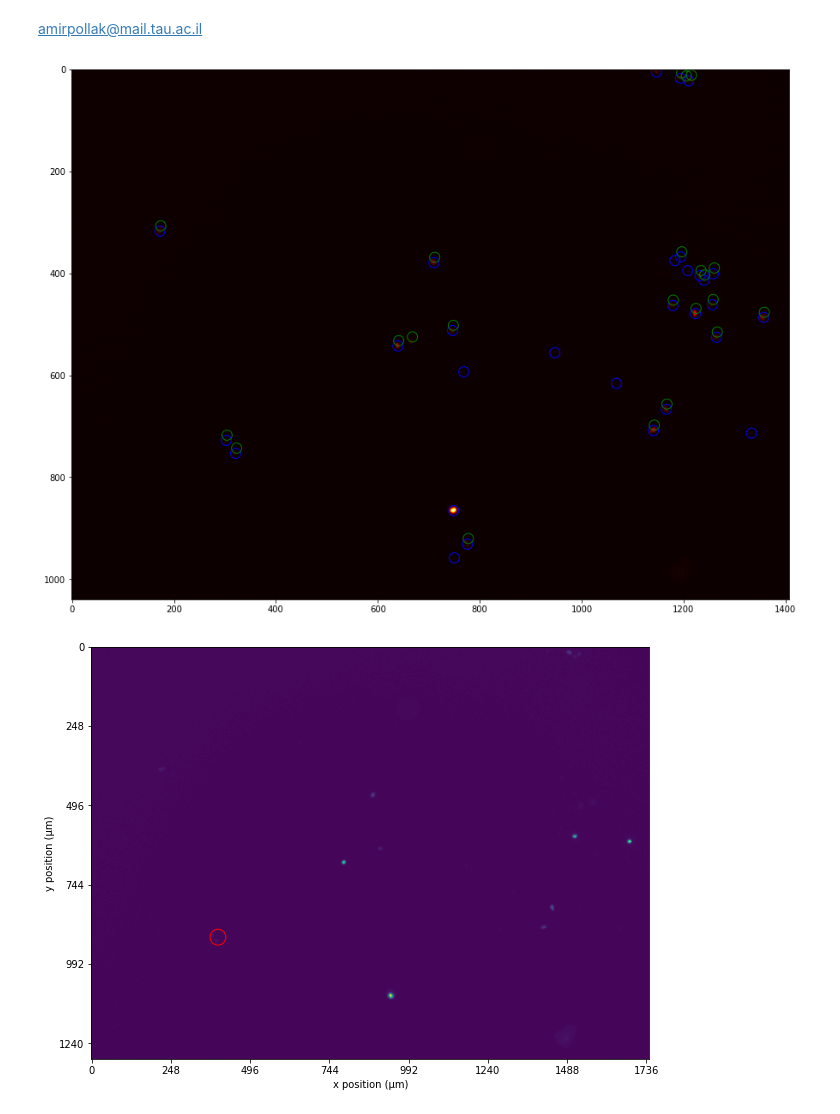
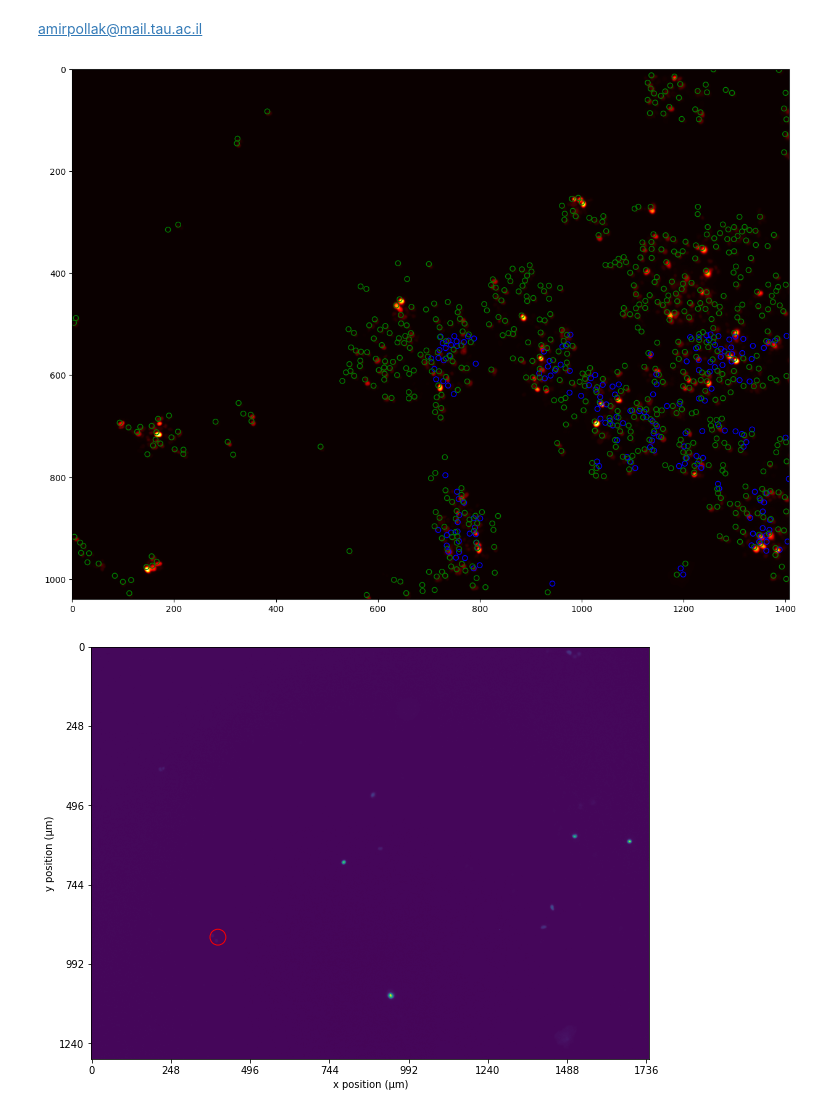
Before and after one commit to AsafAvr/Deep-Learning-Workshop, a Jupyter notebook: Notebooks/Reorganize_Results.ipynb, the cells around one changed output. Saved outputs shown, nothing was run; the diff lists cells and outputs as text; code cells hidden in the pictures.

```diff
--- a/Notebooks/Reorganize_Results.ipynb
+++ b/Notebooks/Reorganize_Results.ipynb
@@ -133,0 +126,3 @@ df
+# %%
+df_k = df.drop(columns=['well','view','Embeddings','Area','Major Axis','Minor Axis'])
+df_k
@@ -201,6 +285,6 @@ tif_arr = well_dict['D2']['1']
 # %%
 import pandas as pd
 imaris_path =r'C:\Projects\TAU\DL-Workshop\Images_Ilan\JH0011\Excel\C-2_MK001_D2_P1.xls'
-df_imaris = pd.read_excel(imaris_path,sheet_name="Center of Image Mass Ch=1")
+df_imaris = pd.read_excel(imaris_path,sheet_name="Center of Homogeneous Mass")
 df_imaris
 # %% [output]
@@ -224,6 +308,6 @@ for df in df_imaris.groupby('Time'):
     df_frame = df[1]
     cord_list = []
     for _ , row in df_frame.iterrows():
-        cord_list.append([row['Center of Image Mass X'],row['Center of Image Mass Y']])
+        cord_list.append([row['Center of Homogeneous Mass X'],row['Center of Homogeneous Mass Y']])
     cord_imaris[frame_time] = cord_list
-# cord_imaris
+cord_imaris
@@ -377,13 +362,13 @@ df_f.to_csv('our_results_JH011_D2_1.csv')
 # %%
 deep_cord = {}
-for df in df_f.groupby('Time'):
+for df in df_k.groupby('Time'):
     frame_time = df[0]
     df_frame = df[1]
     cord_list = []
     for _ , row in df_frame.iterrows():
         cord_list.append([row['X'],row['Y']])
     deep_cord[frame_time] = cord_list
-# cord_imaris
+# deep_cord
 # %%
 # def per_frame_total_distance():
 #     dist_matrix = distance.cdist(A, B, 'euclidean')
@@ -392,17 +379,17 @@ amirpollak@mail.tau.ac.il
 # %%
-i = 10
+i = 90
 fig, ax = plt.subplots(figsize=(15, 15))
 ax.imshow(plt.imread(tif_arr[i-1]), cmap = 'hot')
 
 d_cord = deep_cord[i]
 imaris_cord = cord_imaris[i]
 
 for item in d_cord:
-    ax.add_patch(plt.Circle((item[0]/1.24,item[1]/1.24), 10, color='b',fill=False))
+    ax.add_patch(plt.Circle((item[0],item[1]), 5, color='b',fill=False))
 for item in imaris_cord:
-    ax.add_patch(plt.Circle((item[0]/1.24,item[1]/1.24), 10, color='g',fill=False))
+    ax.add_patch(plt.Circle((item[0]/1.24,item[1]/1.24), 5, color='g',fill=False))
 # %% [output]
-[figure, old version]
+[figure, new version]
 # %%
 data = plt.imread(tif_arr[5])
 
```
Also changed, not shown: parts of 33 cells of this notebook, 5 other files.
